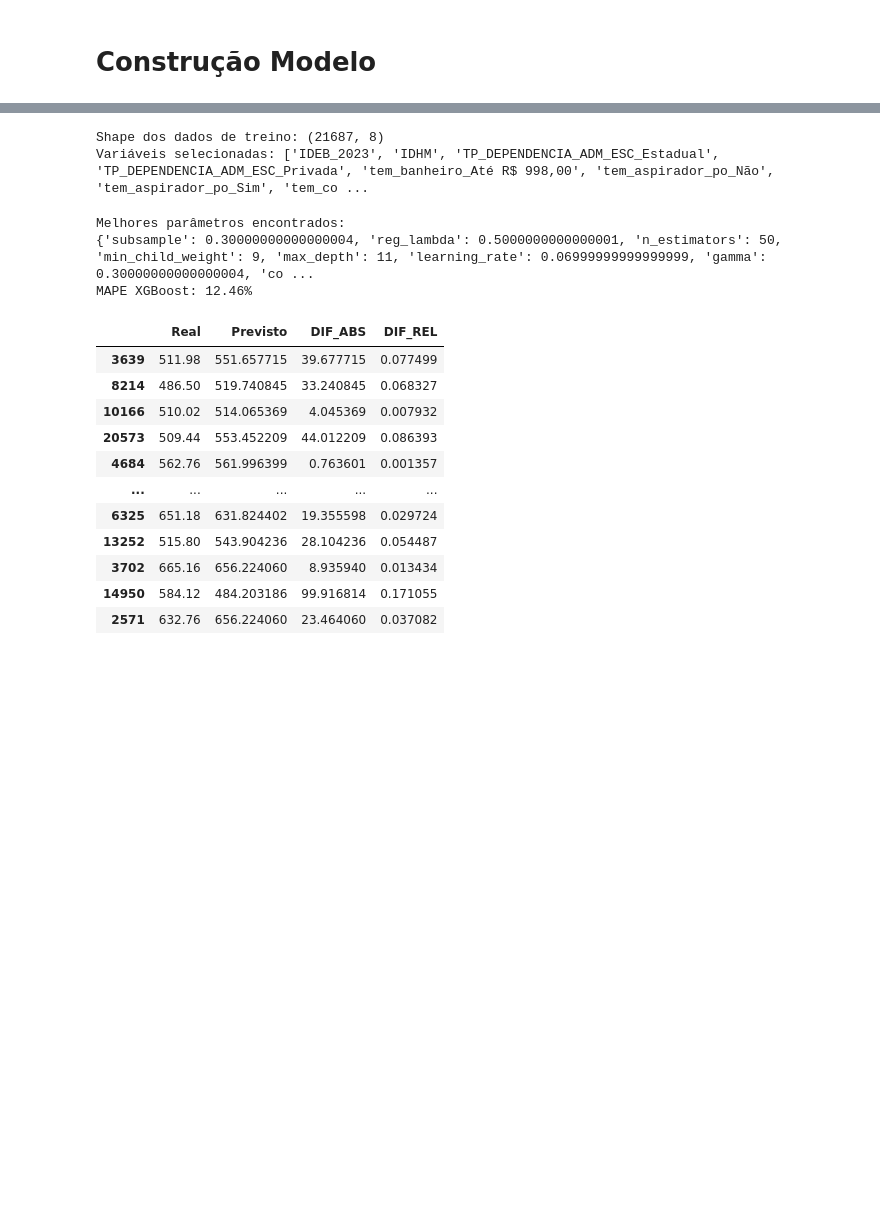
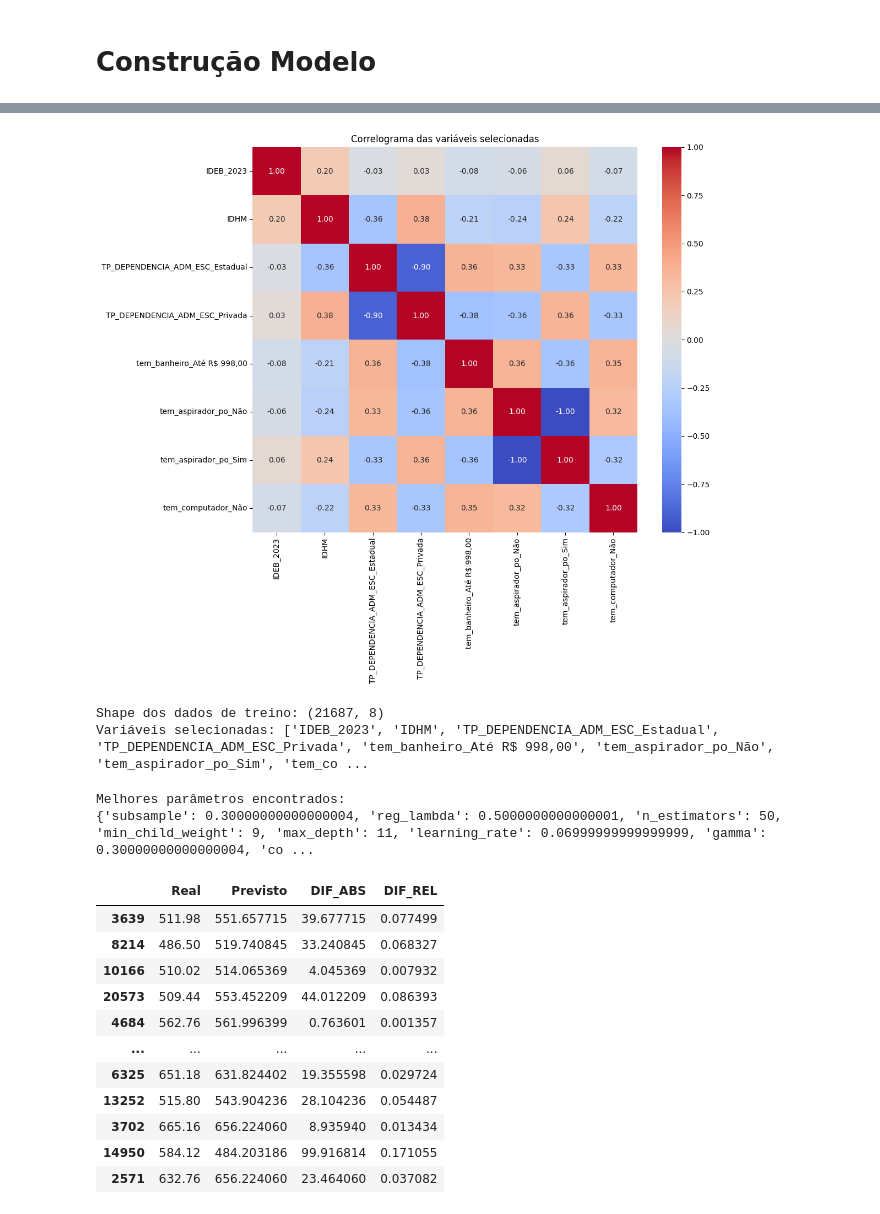
Before and after one commit to helios036/ML_ENEM_2023, a Jupyter notebook: ML_ENEM_GO_2023_XGB.ipynb, the cells around one changed output, grey strips where cells are left out. Cells and saved outputs as stored; diff of their text form; code cells hidden in the pictures; blank space fills up the shorter version.

```diff
--- a/ML_ENEM_GO_2023_XGB.ipynb
+++ b/ML_ENEM_GO_2023_XGB.ipynb
@@ -449,3 +461,13 @@ plt.close()
+# %%
+plt.figure(figsize=(12, 10))
+corr = X_GO.corr()
+sns.heatmap(corr, annot=True, fmt=".2f", cmap='coolwarm', square=True)
+plt.title('Correlograma das variáveis selecionadas')
+plt.tight_layout()
+plt.savefig("imagens/analise_descritiva/correlograma.jpg", dpi=300, bbox_inches="tight")
+plt.show()
+# %% [output]
+[figure, added]
 # %%
 # Separar treino e teste
 X_train, X_test, y_train, y_test = train_test_split(
@@ -493,16 +515,29 @@ melhor_modelo_xgb = random_search_xgb.best_estimator_
 y_pred = melhor_modelo_xgb.predict(X_test)
 
 # Avaliação
+r2_xgb = r2_score(y_test, y_pred)
+rmse_xgb = np.sqrt(mean_squared_error(y_test, y_pred))
+mae_xgb = mean_absolute_error(y_test, y_pred)
 mape_xgb = mean_absolute_percentage_error(y_test, y_pred)
+
+metricas_resultados = pd.DataFrame({
+    'Métrica': ['R²', 'RMSE', 'MAE', 'MAPE'],
+    'Valor': [r2_xgb, rmse_xgb, mae_xgb, mape_xgb]
+})
+
+metricas_resultados['Valor'] = metricas_resultados['Valor'].apply(lambda x: f"{x:.4f}" if abs(x) < 1 else f"{x:,.4f}")
+metricas_resultados.loc[metricas_resultados['Métrica'] == 'MAPE', 'Valor'] = metricas_resultados.loc[metricas_resultados['Métrica'] == 'MAPE', 'Valor'] + " %"
+
+# Salvar como Excel
+caminho_arquivo = "Tabelas/metricas_modelo_xgb.xlsx"
+metricas_resultados.to_excel(caminho_arquivo, index=False)
 
 # Resultados
 print("Melhores parâmetros encontrados:")
 print(random_search_xgb.best_params_)
-print(f'MAPE XGBoost: {mape_xgb:.2%}')
 # %% [output]
 Melhores parâmetros encontrados:
 {'subsample': 0.30000000000000004, 'reg_lambda': 0.5000000000000001, 'n_estimators': 50, 'min_child_weight': 9, 'max_depth': 11, 'learning_rate': 0.06999999999999999, 'gamma': 0.30000000000000004, 'co ...
-MAPE XGBoost: 12.46%
 # %%
 # Avaliação no teste
 resultados = pd.DataFrame({'Real': y_test, 'Previsto': y_pred})
```
Also changed, not shown: parts of 1 cell of this notebook, 9 other files.
